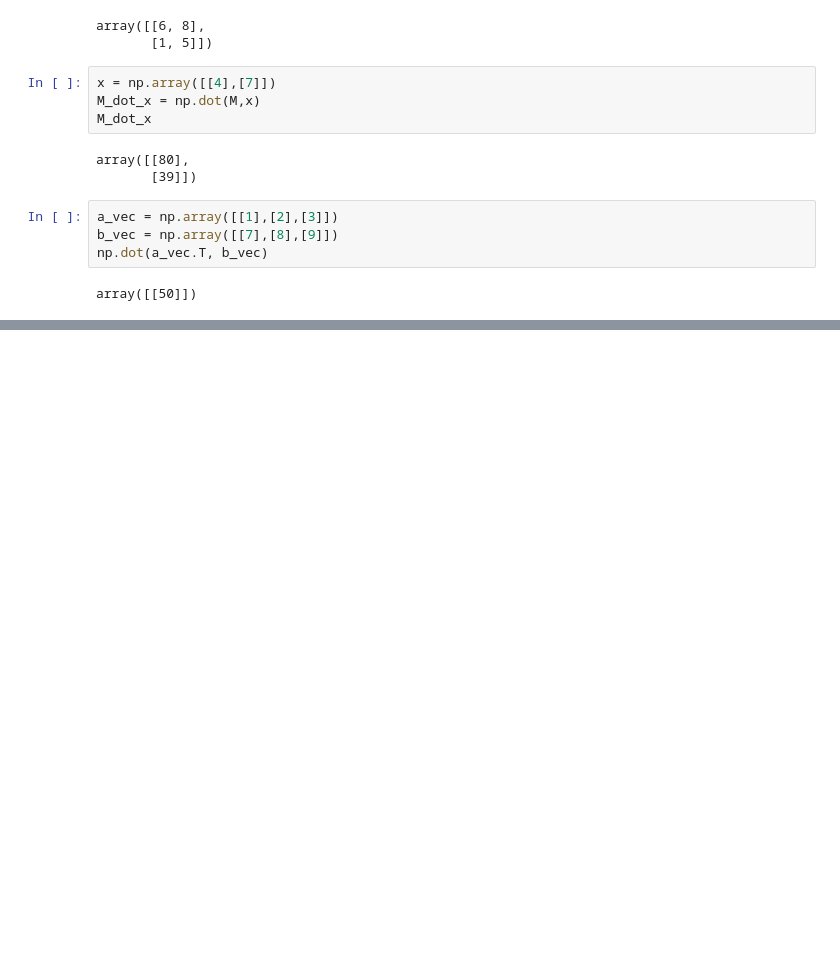
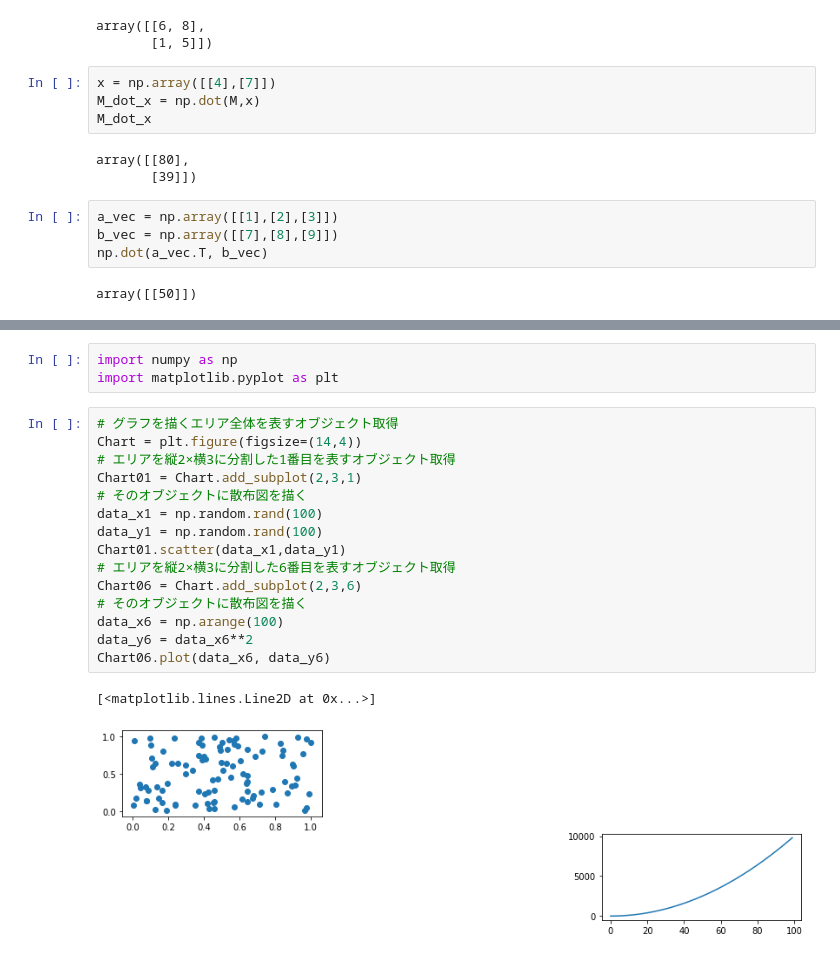
Before and after one commit to CentralEden/mlStudy, a Jupyter notebook: anaconda_tutorial.ipynb, the cells around one changed output, grey strips where cells are left out. Drawn from its saved outputs; the diff is of its cells as text; blank space fills up the shorter version.

```diff
--- a/anaconda_tutorial.ipynb
+++ b/anaconda_tutorial.ipynb
@@ -139,0 +307,21 @@ array([[ 7,  8,  9],
+# %%
+import numpy as np
+import matplotlib.pyplot as plt
+# %%
+# グラフを描くエリア全体を表すオブジェクト取得
+Chart = plt.figure(figsize=(14,4))
+# エリアを縦2×横3に分割した1番目を表すオブジェクト取得
+Chart01 = Chart.add_subplot(2,3,1)
+# そのオブジェクトに散布図を描く
+data_x1 = np.random.rand(100)
+data_y1 = np.random.rand(100)
+Chart01.scatter(data_x1,data_y1)
+# エリアを縦2×横3に分割した6番目を表すオブジェクト取得
+Chart06 = Chart.add_subplot(2,3,6)
+# そのオブジェクトに散布図を描く
+data_x6 = np.arange(100)
+data_y6 = data_x6**2
+Chart06.plot(data_x6, data_y6)
+# %% [output]
+[<matplotlib.lines.Line2D at 0x...>]
+[figure, added]
```
Also changed, not shown: parts of 45 cells of this notebook.
